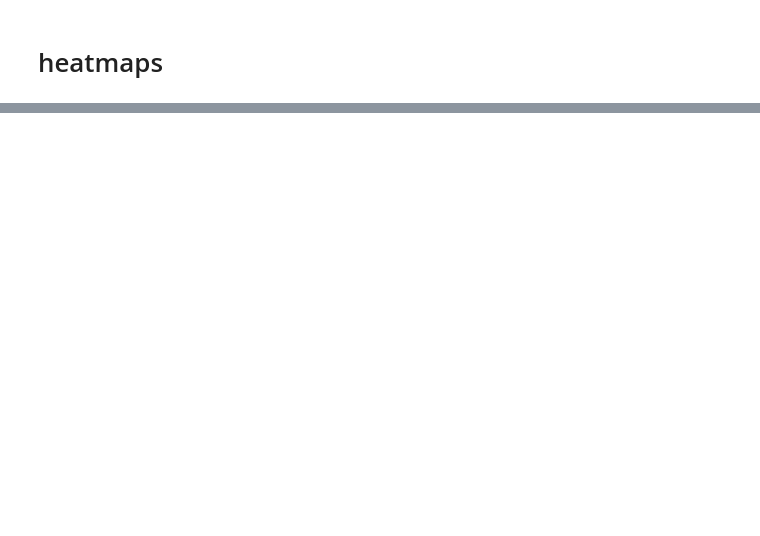
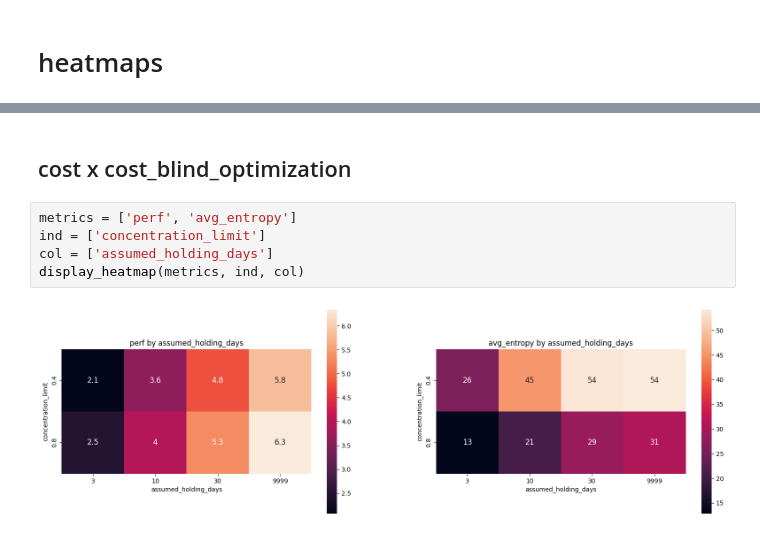
Before and after one commit to Sety-project/YieldOptimizer, a Jupyter notebook: read grid.ipynb, the cells around one changed output, grey strips where cells are left out. Cells and saved outputs as stored; diff of their text form; blank space fills up the shorter version.

```diff
--- a/read grid.ipynb
+++ b/read grid.ipynb
@@ -153,0 +121,9 @@ subfig.show()
+# %% [markdown]
+## cost x cost_blind_optimization
+# %%
+metrics = ['perf', 'avg_entropy']
+ind = ['concentration_limit']
+col = ['assumed_holding_days']
+display_heatmap(metrics, ind, col)
+# %% [output]
+[figure, added]
```
Also changed, not shown: parts of 9 cells of this notebook, 3 other files.
